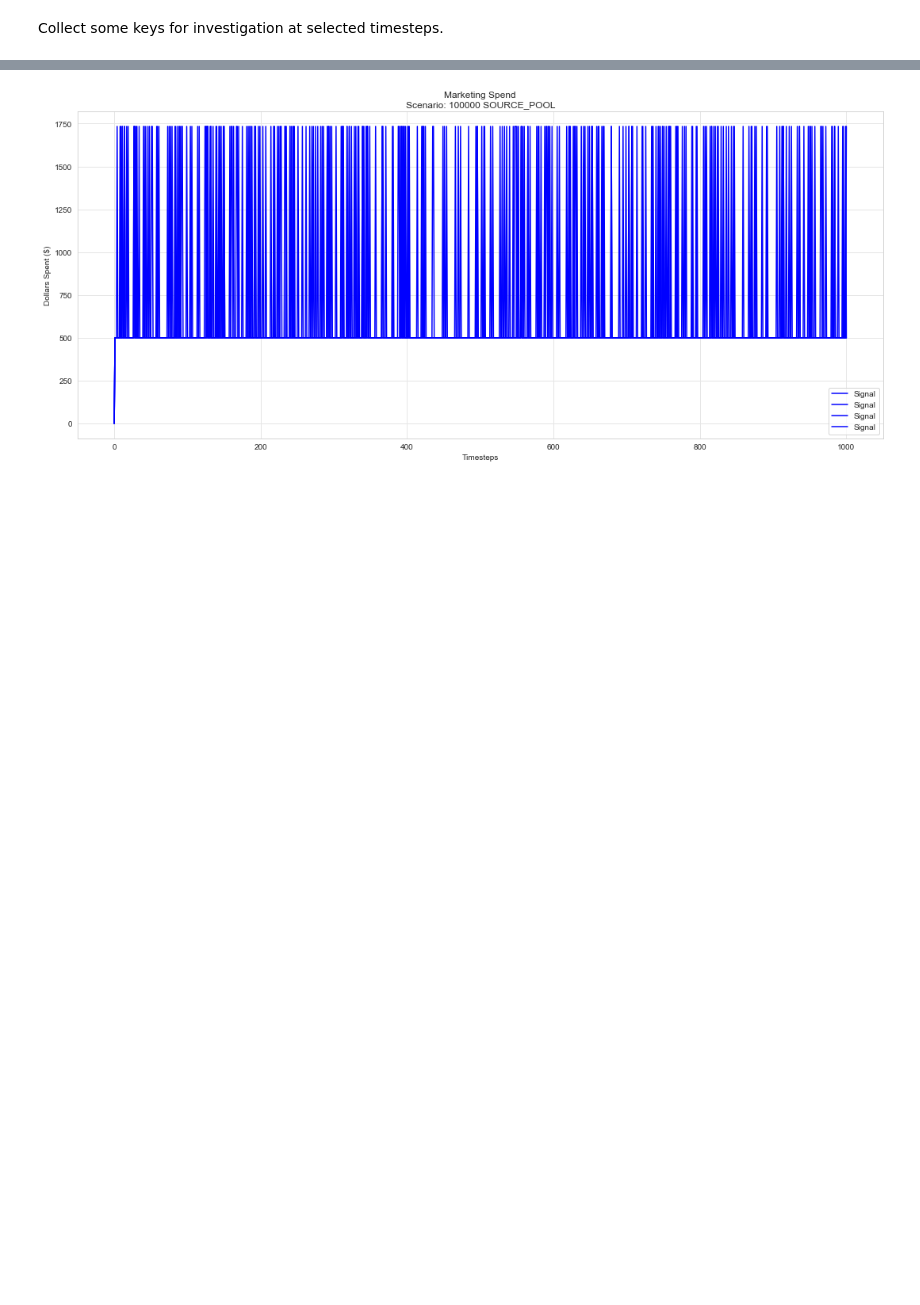
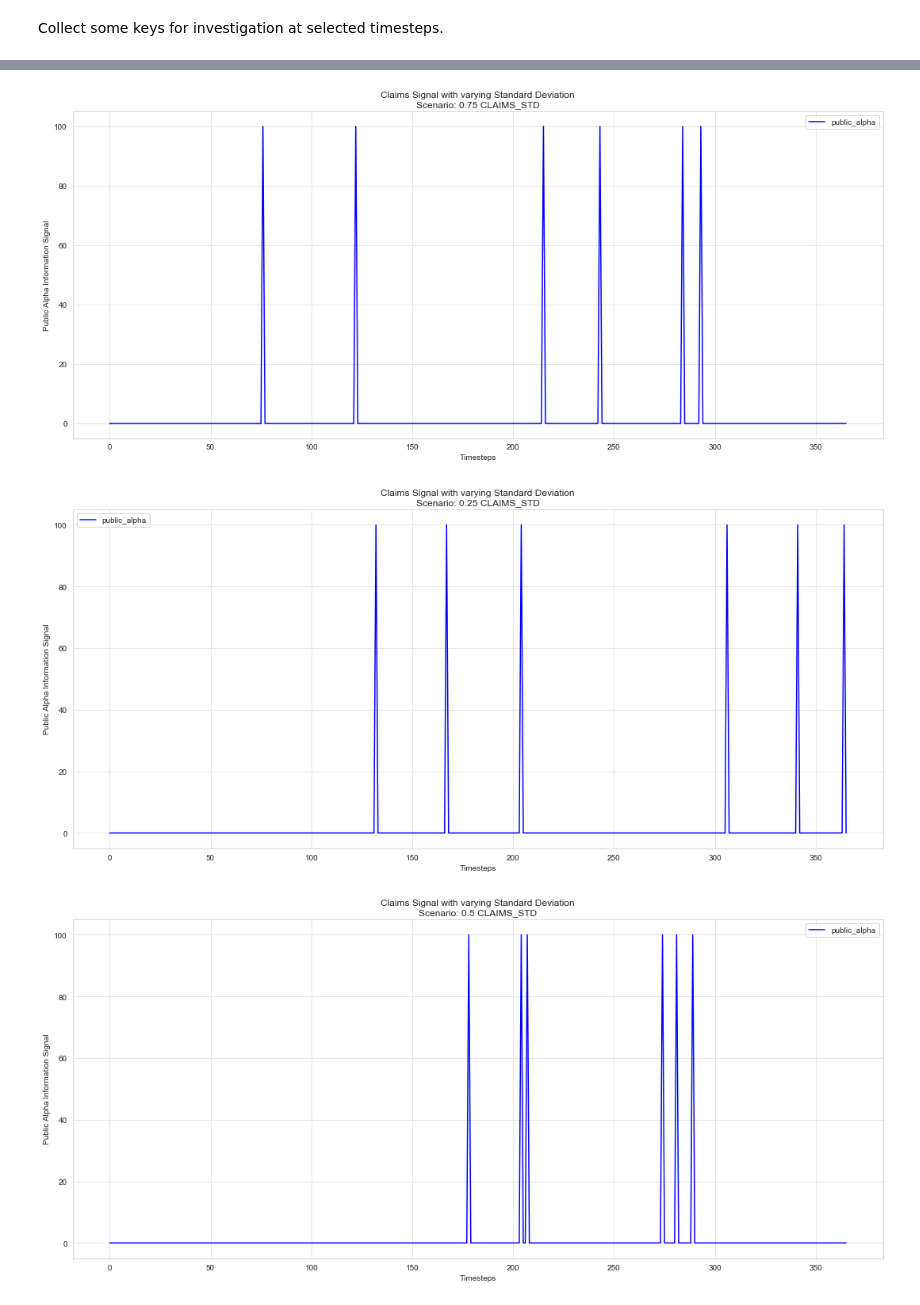
Before and after one commit to matttyb80/signal, a Jupyter notebook: signal.ipynb, the cells around one changed output, grey strips where cells are left out. Cells and saved outputs as stored; diff of their text form; code cells hidden in the pictures; blank space fills up the shorter version.

```diff
--- a/signal.ipynb
+++ b/signal.ipynb
@@ -99,0 +84,11 @@ Execution Mode: parallelized
+# %%
+claim_signal = [0]
+freq = CLAIMS_FREQUENCY * SIMULATION_TIME_STEPS
+check = np.random.poisson(freq,SIMULATION_TIME_STEPS)
+for i in range(SIMULATION_TIME_STEPS):
+
+    random = np.random.normal(CLAIMS_MAGNITUDE, scale = CLAIMS_STD)
+
+    new_value = claim_signal[i] + random
+    claim_signal.append(new_value)
+# print(claim_signal)
@@ -99,0 +111,15 @@ Execution Mode: parallelized
+# %%
+claim_signal = [0]
+freq = CLAIMS_FREQUENCY * SIMULATION_TIME_STEPS
+check = np.random.poisson(freq,SIMULATION_TIME_STEPS)
+for i in range(SIMULATION_TIME_STEPS):
+
+
+
+    # expected but randomized through poisson
+    if check[i] > 0:
+        random = np.random.normal(CLAIMS_MAGNITUDE, scale = CLAIMS_STD)
+    else:
+        random = 0
+    new_value = claim_signal[i] + random
+    claim_signal.append(new_value)
@@ -184,43 +200,45 @@ print(first_experiment.pool[4])
 # %%
-experiments = experiments.sort_values(by =['SOURCE_POOL']).reset_index(drop=True)
+experiments = experiments.sort_values(by =['CLAIMS_STD']).reset_index(drop=True)
 
 cols = 1
 rows = 1
 cc_idx = 0
 
 while cc_idx<len(experiments):
-    cc = experiments.iloc[cc_idx]['SOURCE_POOL']
-    cc_label = experiments.iloc[cc_idx]['SOURCE_POOL']
+    cc = experiments.iloc[cc_idx]['CLAIMS_STD']
+    cc_label = experiments.iloc[cc_idx]['CLAIMS_STD']
 #     secondary_label = experiments.iloc[cc_idx]['route_allocation']
-    sub_experiments = experiments[experiments['SOURCE_POOL']==cc]
+    sub_experiments = experiments[experiments['CLAIMS_STD']==cc]
     cc_idx += len(sub_experiments)
     fig, axs = plt.subplots(ncols=cols, nrows=rows, figsize=(15*cols,7*rows))
     sub_experiments.reset_index(drop=False)
     for i, experiment in sub_experiments.iterrows():
         df = experiment['dataset'].copy()
 
-        plot_label = experiment['SOURCE_POOL']
+        plot_label = experiment['CLAIMS_STD']
         ax = axs
-        title = 'Marketing Spend' + '\n' + 'Scenario: ' + str(cc_label)  + ' SOURCE_POOL'
+        title = 'Claims Signal with varying Standard Deviation' + '\n' + 'Scenario: ' + str(cc_label)  + ' CLAIMS_STD'
         ax.set_title(title)
-        ax.set_ylabel('Dollars Spent ($)')
+        ax.set_ylabel('Public Alpha Information Signal')
         colors = ['b','orange', 'g', 'magenta', 'r']
 
 #         ax.plot(df_j.timestep, df_j['j_wallet']['mean'],color = colors[0], label='j_wallet')
-        ax.plot(df.timestep, df['signal'],color = colors[0], label='Signal')
+        ax.plot(df.timestep, df['public_alpha'],color = colors[0], label='public_alpha')
 
 
 
         ax.legend()
 
         ax.set_xlabel('Timesteps')
         ax.grid(color='0.9', linestyle='-', linewidth=1)
 
         plt.tight_layout()
 
 fig.tight_layout(rect=[0, 0, 1, .97])
 fig.patch.set_alpha(1)
 display(fig)
 plt.close()
 # %% [output]
-[figure, old version]
+[figure, new version]
+[figure, added]
+[figure, added]
```
Also changed, not shown: parts of 36 cells of this notebook, 3 other files.
